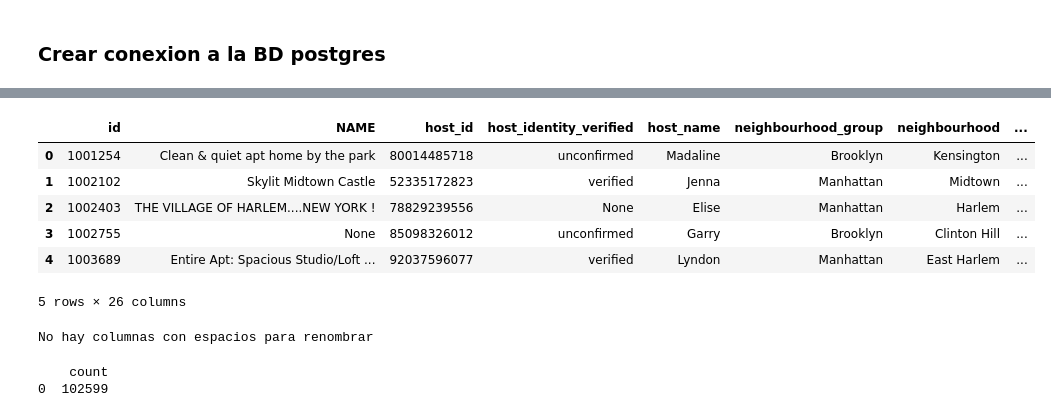
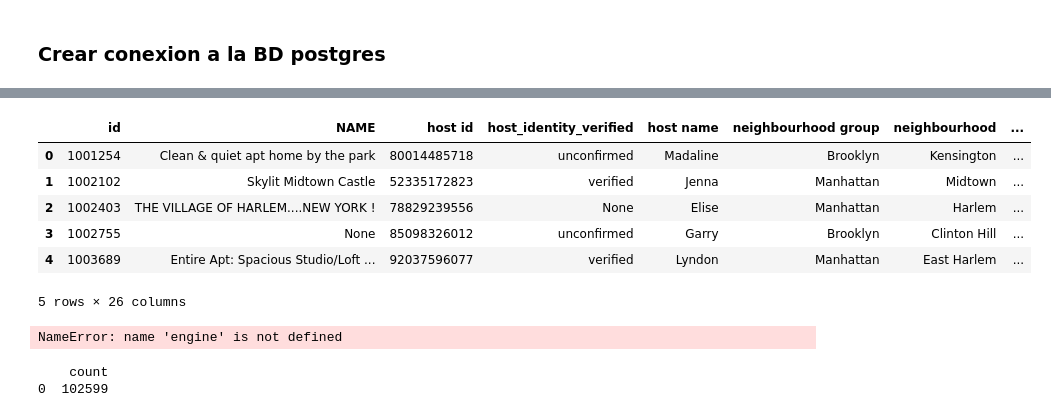
Before and after one commit to Jakcobo/Proyecto_ETL, a Jupyter notebook: Notebooks/002_EDA.ipynb, the cells around one changed output, grey strips where cells are left out. Drawn from its saved outputs; the diff is of its cells as text; code cells hidden in the pictures.

```diff
--- a/Notebooks/002_EDA.ipynb
+++ b/Notebooks/002_EDA.ipynb
@@ -67,10 +92,9 @@ finally:
 # %%
-query = "SELECT * FROM public.airbnb_EDA"
+query = 'SELECT * FROM public."airbnb_EDA";'
 df = pd.read_sql(query, conn)
-
 df.head()
 # %% [output]
-|  | id | NAME | host_id | host_identity_verified | host_name | neighbourhood_group | neighbourhood | ... |
+|  | id | NAME | host id | host_identity_verified | host name | neighbourhood group | neighbourhood | ... |
 | 0 | 1001254 | Clean & quiet apt home by the park | 80014485718 | unconfirmed | Madaline | Brooklyn | Kensington | ... |
 | 1 | 1002102 | Skylit Midtown Castle | 52335172823 | verified | Jenna | Manhattan | Midtown | ... |
 | 2 | 1002403 | THE VILLAGE OF HARLEM....NEW YORK ! | 78829239556 | None | Elise | Manhattan | Harlem | ... |
@@ -100,7 +124,7 @@ def rename_columns_with_spaces():
         for old_name in columns_to_rename:
             new_name = old_name.replace(' ', '_')
             alter_query = text(f"""
-                ALTER TABLE airbnb_EDA
+                ALTER TABLE public."airbnb_EDA"
                 RENAME COLUMN "{old_name}" TO {new_name}
             """)
 
@@ -120,6 +144,6 @@ if __name__ == "__main__":
     df = pd.read_sql(query, conn)
     df.head()
 # %% [output]
-No hay columnas con espacios para renombrar
+NameError: name 'engine' is not defined
 # %%
 query = text("""
```
Also changed, not shown: parts of 3 cells of this notebook, 1 other file.
